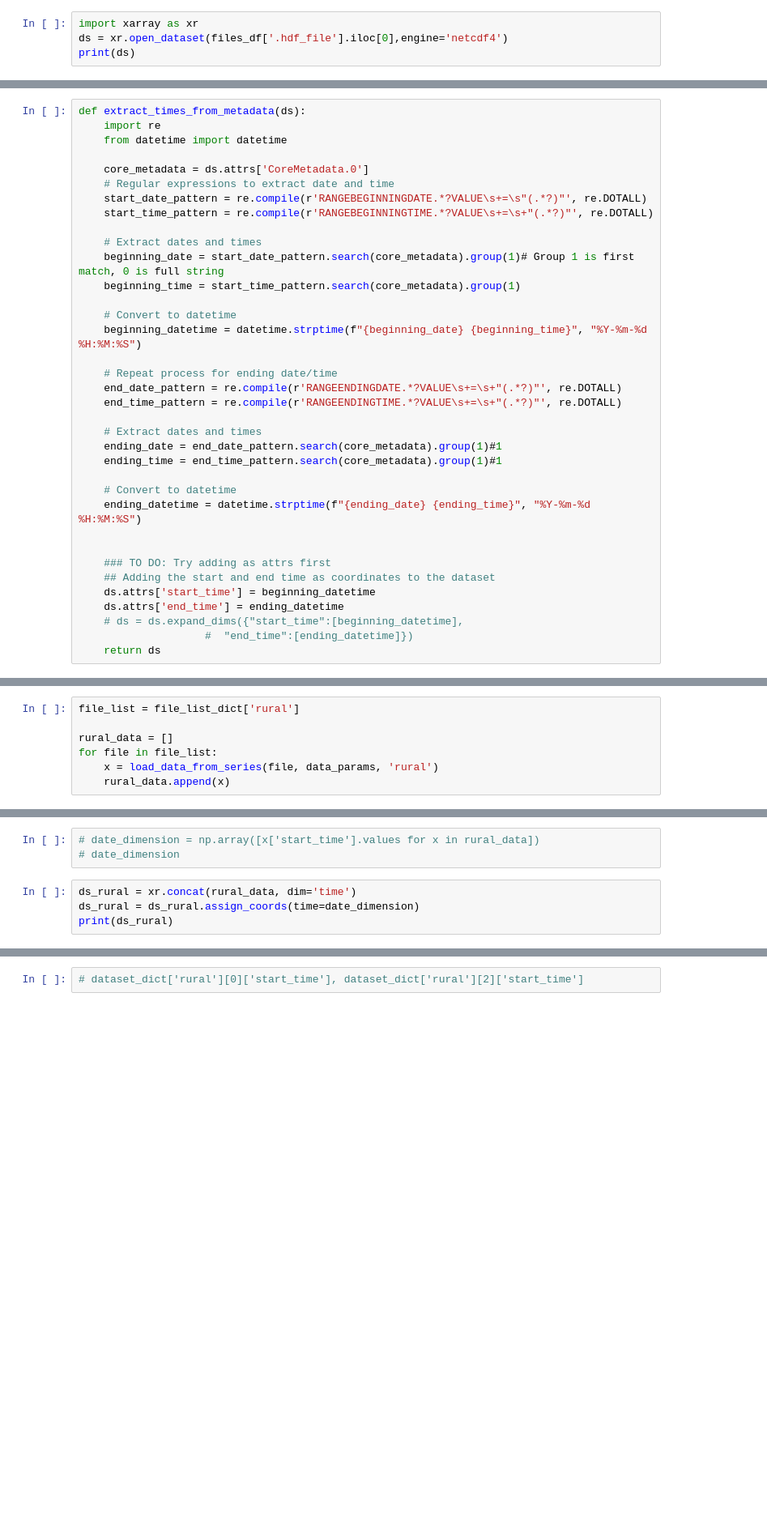
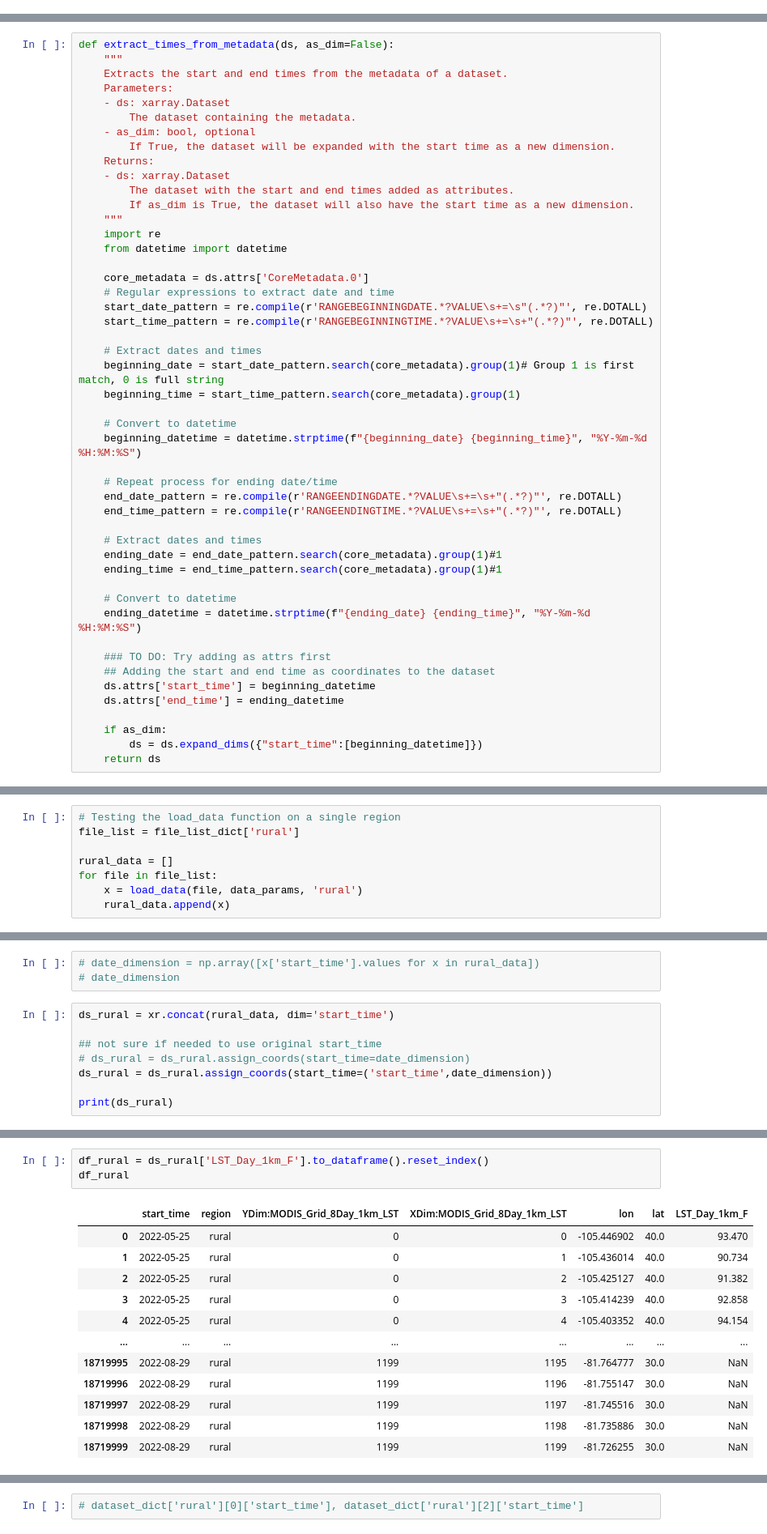
Before and after one commit to jirvingphd/nasa-earth-science, a Jupyter notebook: Blog2-NASA-MODIS-LST-v2.ipynb, the cells around one changed output, grey strips where cells are left out. Shown: that part at 81% size. Drawn from its saved outputs; the diff is of its cells as text; blank space fills up the shorter version.

```diff
--- a/Blog2-NASA-MODIS-LST-v2.ipynb
+++ b/Blog2-NASA-MODIS-LST-v2.ipynb
@@ -2163,4 +2438,0 @@ data_params['coordinates']['rural']
-# %%
-import xarray as xr
-ds = xr.open_dataset(files_df['.hdf_file'].iloc[0],engine='netcdf4')
-print(ds)
@@ -2319,7 +2677,19 @@ print(ending_datetime)
 #                      "end_time":[ending_datetime]})
 # print(ds)
 # %%
-def extract_times_from_metadata(ds):
+def extract_times_from_metadata(ds, as_dim=False):
+    """
+    Extracts the start and end times from the metadata of a dataset.
+    Parameters:
+    - ds: xarray.Dataset
+        The dataset containing the metadata.
+    - as_dim: bool, optional
+        If True, the dataset will be expanded with the start time as a new dimension.
+    Returns:
+    - ds: xarray.Dataset
+        The dataset with the start and end times added as attributes.
+        If as_dim is True, the dataset will also have the start time as a new dimension.
+    """
     import re
     from datetime import datetime
 
@@ -2346,11 +2716,11 @@ def extract_times_from_metadata(ds):
     # Convert to datetime
     ending_datetime = datetime.strptime(f"{ending_date} {ending_time}", "%Y-%m-%d %H:%M:%S")
 
-
     ### TO DO: Try adding as attrs first
     ## Adding the start and end time as coordinates to the dataset
     ds.attrs['start_time'] = beginning_datetime
     ds.attrs['end_time'] = ending_datetime
-    # ds = ds.expand_dims({"start_time":[beginning_datetime],
-                    #  "end_time":[ending_datetime]})
+
+    if as_dim:
+        ds = ds.expand_dims({"start_time":[beginning_datetime]})
     return ds
@@ -2459,8 +2893,9 @@ file_list_dict
   './data/MODIS-LST/Atlanta_GA/urban/MOD11A2.A2022241.h11v05.061.2022251144103.hdf']}
 # %%
+# Testing the load_data function on a single region
 file_list = file_list_dict['rural']
 
 rural_data = []
 for file in file_list:
-    x = load_data_from_series(file, data_params, 'rural')
+    x = load_data(file, data_params, 'rural')
     rural_data.append(x)
@@ -2505,8 +2958,12 @@ Data variables: (12/14)
 # date_dimension = np.array([x['start_time'].values for x in rural_data])
 # date_dimension
 # %%
-ds_rural = xr.concat(rural_data, dim='time')
-ds_rural = ds_rural.assign_coords(time=date_dimension)
+ds_rural = xr.concat(rural_data, dim='start_time')
+
+## not sure if needed to use original start_time
+# ds_rural = ds_rural.assign_coords(start_time=date_dimension)
+ds_rural = ds_rural.assign_coords(start_time=('start_time',date_dimension))
+
 print(ds_rural)
 # %% [output]
 <xarray.Dataset> Size: 2GB
@@ -2528,0 +3006,16 @@ Data variables: (12/14)
+# %%
+df_rural = ds_rural['LST_Day_1km_F'].to_dataframe().reset_index()
+df_rural
+# %% [output]
+|  | start_time | region | YDim:MODIS_Grid_8Day_1km_LST | XDim:MODIS_Grid_8Day_1km_LST | lon | lat | LST_Day_1km_F |
+| 0 | 2022-05-25 | rural | 0 | 0 | -105.446902 | 40.0 | 93.470 |
+| 1 | 2022-05-25 | rural | 0 | 1 | -105.436014 | 40.0 | 90.734 |
+| 2 | 2022-05-25 | rural | 0 | 2 | -105.425127 | 40.0 | 91.382 |
+| 3 | 2022-05-25 | rural | 0 | 3 | -105.414239 | 40.0 | 92.858 |
+| 4 | 2022-05-25 | rural | 0 | 4 | -105.403352 | 40.0 | 94.154 |
+| ... | ... | ... | ... | ... | ... | ... | ... |
+| 18719995 | 2022-08-29 | rural | 1199 | 1195 | -81.764777 | 30.0 | NaN |
+| 18719996 | 2022-08-29 | rural | 1199 | 1196 | -81.755147 | 30.0 | NaN |
+| 18719997 | 2022-08-29 | rural | 1199 | 1197 | -81.745516 | 30.0 | NaN |
+| 18719998 | 2022-08-29 | rural | 1199 | 1198 | -81.735886 | 30.0 | NaN |
+| 18719999 | 2022-08-29 | rural | 1199 | 1199 | -81.726255 | 30.0 | NaN |
```
Also changed, not shown: parts of 77 cells of this notebook.
